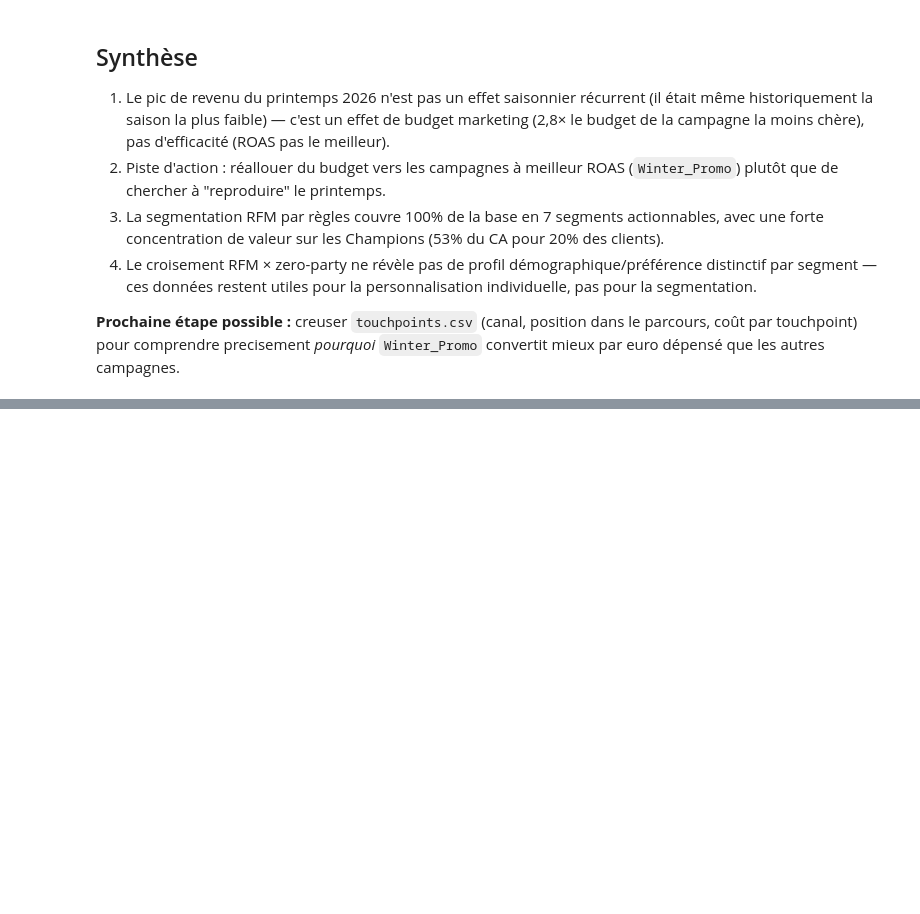
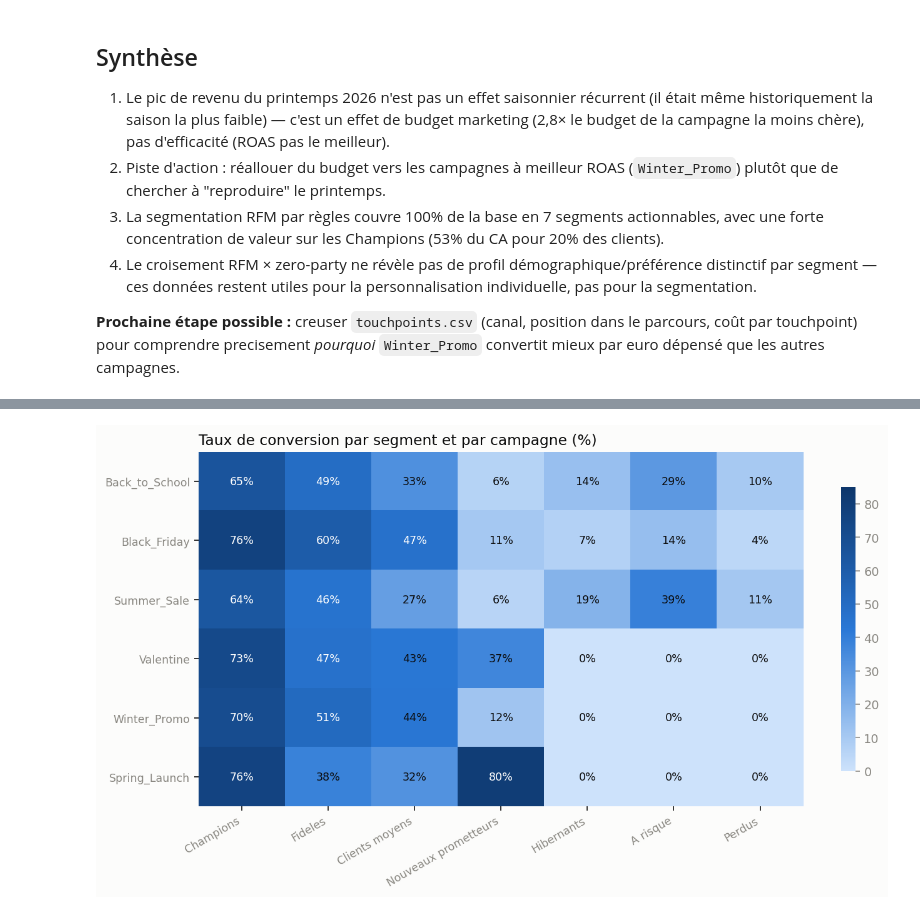
Before and after one commit to Msegura4/lumina_and_co_data_marketing, a Jupyter notebook: notebook_TP_kemil.ipynb, the cells around one changed output, grey strips where cells are left out. Saved outputs shown, nothing was run; the diff lists cells and outputs as text; code cells hidden in the pictures; blank space fills up the shorter version.

```diff
--- a/notebook_TP_kemil.ipynb
+++ b/notebook_TP_kemil.ipynb
@@ -207,0 +440,26 @@ Perdus                                           14.3  ...         13.9
+# %%
+segs_ordre = ["Champions", "Fideles", "Clients moyens", "Nouveaux prometteurs", "Hibernants", "A risque", "Perdus"]
+camps_ordre = ["Back_to_School", "Black_Friday", "Summer_Sale", "Valentine", "Winter_Promo", "Spring_Launch"]
+conversion = par_client_camp.groupby(["campaign_name", "segment"])["converti"].mean().unstack() * 100
+conversion = conversion.reindex(index=camps_ordre, columns=segs_ordre)
+
+from matplotlib.colors import LinearSegmentedColormap
+seq_blue = LinearSegmentedColormap.from_list("seq_blue", ["#cde2fb", "#2a78d6", "#0d366b"])
+
+fig, ax = plt.subplots(figsize=(10, 5.5))
+im = ax.imshow(conversion.values, cmap=seq_blue, vmin=0, vmax=85, aspect="auto")
+ax.set_xticks(range(len(segs_ordre)))
+ax.set_xticklabels(segs_ordre, rotation=30, ha="right")
+ax.set_yticks(range(len(camps_ordre)))
+ax.set_yticklabels(camps_ordre)
+for i in range(len(camps_ordre)):
+    for j in range(len(segs_ordre)):
+        val = conversion.values[i, j]
+        ax.text(j, i, f"{val:.0f}%", ha="center", va="center",
+                color="white" if val > 45 else "black", fontsize=9)
+ax.set_title("Taux de conversion par segment et par campagne (%)", loc="left")
+fig.colorbar(im, ax=ax, shrink=0.8)
+plt.tight_layout()
+plt.show()
+# %% [output]
+[figure, added]
```
Also changed, not shown: parts of 41 cells of this notebook, 1 other file.
